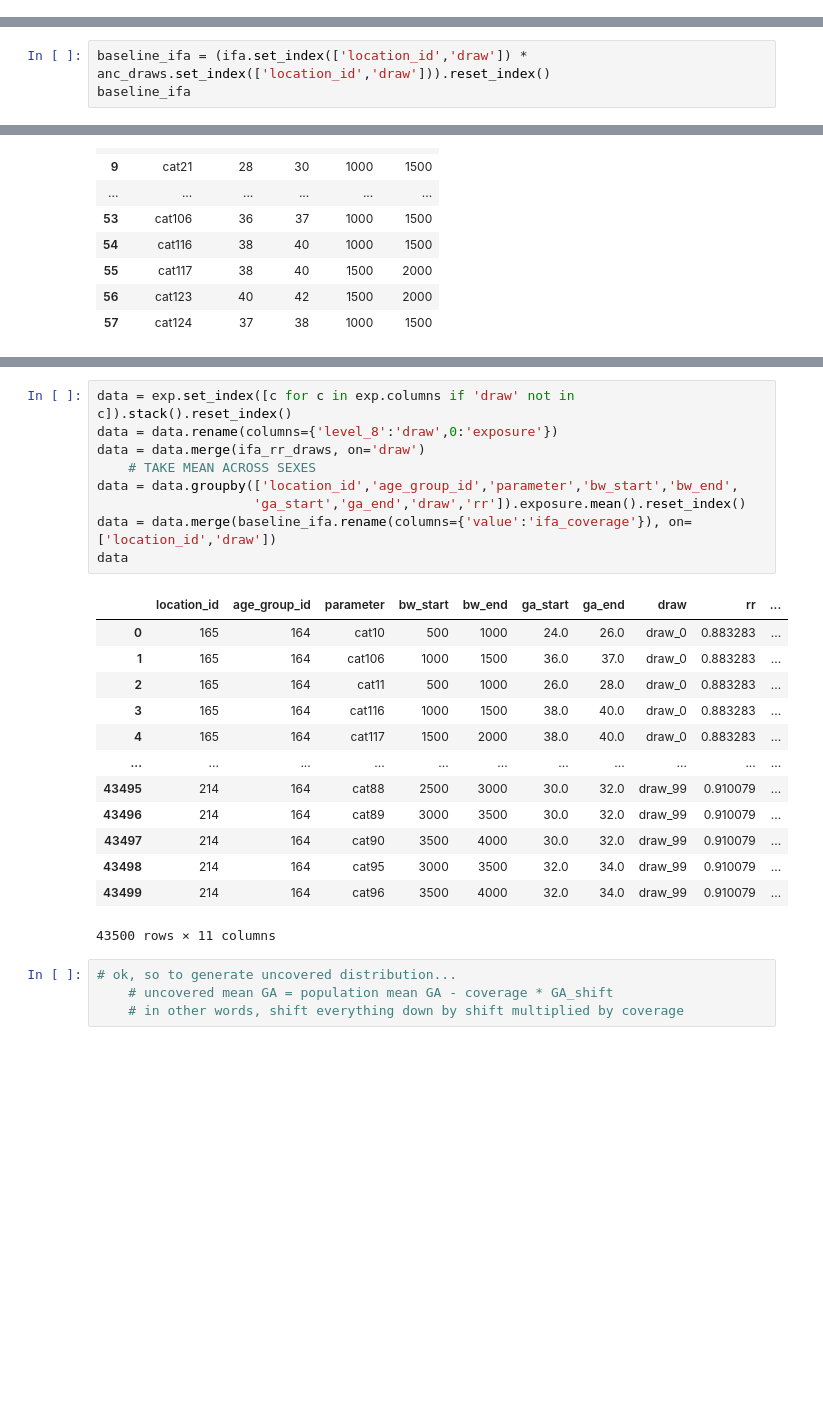
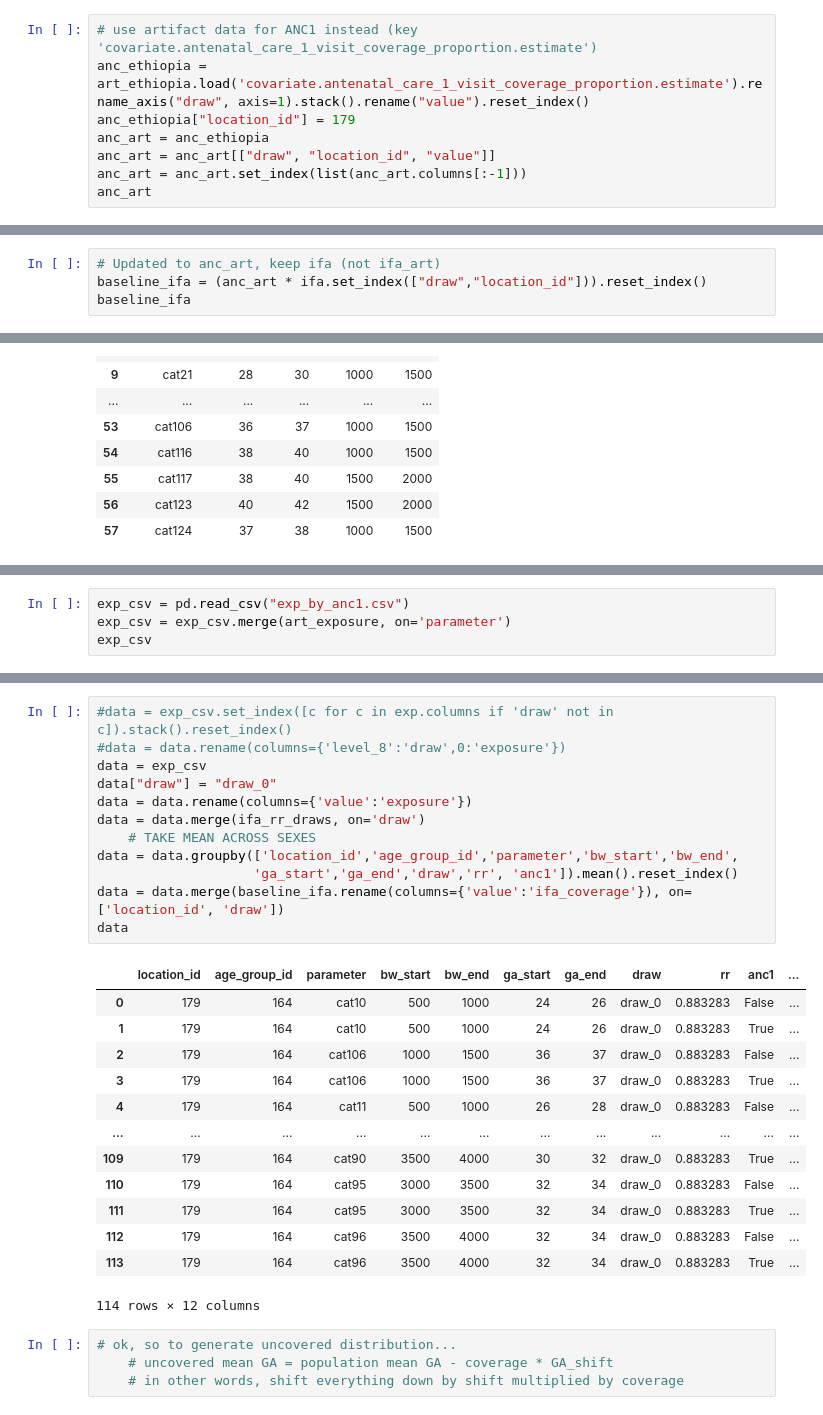
Before and after one commit to ihmeuw/vivarium_gates_mncnh, a Jupyter notebook: src/vivarium_gates_mncnh/data/ifa_mms_gestation_shifts/ifa_gestational_age_shifts.ipynb, the cells around one changed output, grey strips where cells are left out. Cells and saved outputs as stored; diff of their text form; blank space fills up the shorter version.

```diff
--- a/src/vivarium_gates_mncnh/data/ifa_mms_gestation_shifts/ifa_gestational_age_shifts.ipynb
+++ b/src/vivarium_gates_mncnh/data/ifa_mms_gestation_shifts/ifa_gestational_age_shifts.ipynb
@@ -118,3 +138,11 @@ anc_draws
 | 748 | draw_249 | 179 | 0.795187 |
 | 749 | draw_249 | 214 | 0.750475 |
 750 rows × 3 columns
+# %%
+# use artifact data for ANC1 instead (key 'covariate.antenatal_care_1_visit_coverage_proportion.estimate')
+anc_ethiopia = art_ethiopia.load('covariate.antenatal_care_1_visit_coverage_proportion.estimate').rename_axis("draw", axis=1).stack().rename("value").reset_index()
+anc_ethiopia["location_id"] = 179
+anc_art = anc_ethiopia
+anc_art = anc_art[["draw", "location_id", "value"]]
+anc_art = anc_art.set_index(list(anc_art.columns[:-1]))
+anc_art
@@ -127,6 +170,7 @@ anc_draws.groupby(['location_id'])['value'].describe(percentiles=[0.025,0.975])
 | 179 | 250.0 | 0.774529 | 0.054839 | 0.601838 | 0.667281 | 0.775150 | 0.886358 | 0.915401 |
 | 214 | 250.0 | 0.740230 | 0.027197 | 0.654587 | 0.687042 | 0.740538 | 0.795690 | 0.810093 |
 # %%
-baseline_ifa = (ifa.set_index(['location_id','draw']) * anc_draws.set_index(['location_id','draw'])).reset_index()
+# Updated to anc_art, keep ifa (not ifa_art)
+baseline_ifa = (anc_art * ifa.set_index(["draw","location_id"])).reset_index()
 baseline_ifa
 # %% [output]
@@ -289,0 +363,4 @@ Wall time: 5min 23s
+# %%
+exp_csv = pd.read_csv("exp_by_anc1.csv")
+exp_csv = exp_csv.merge(art_exposure, on='parameter')
+exp_csv
@@ -290,26 +381,29 @@ Wall time: 5min 23s
 # %%
-data = exp.set_index([c for c in exp.columns if 'draw' not in c]).stack().reset_index()
-data = data.rename(columns={'level_8':'draw',0:'exposure'})
+#data = exp_csv.set_index([c for c in exp.columns if 'draw' not in c]).stack().reset_index()
+#data = data.rename(columns={'level_8':'draw',0:'exposure'})
+data = exp_csv
+data["draw"] = "draw_0"
+data = data.rename(columns={'value':'exposure'})
 data = data.merge(ifa_rr_draws, on='draw')
     # TAKE MEAN ACROSS SEXES
 data = data.groupby(['location_id','age_group_id','parameter','bw_start','bw_end',
-                    'ga_start','ga_end','draw','rr']).exposure.mean().reset_index()
-data = data.merge(baseline_ifa.rename(columns={'value':'ifa_coverage'}), on=['location_id','draw'])
+                    'ga_start','ga_end','draw','rr', 'anc1']).mean().reset_index()
+data = data.merge(baseline_ifa.rename(columns={'value':'ifa_coverage'}), on=['location_id', 'draw'])
 data
 # %% [output]
-|  | location_id | age_group_id | parameter | bw_start | bw_end | ga_start | ga_end | draw | rr | ... |
-| 0 | 165 | 164 | cat10 | 500 | 1000 | 24.0 | 26.0 | draw_0 | 0.883283 | ... |
-| 1 | 165 | 164 | cat106 | 1000 | 1500 | 36.0 | 37.0 | draw_0 | 0.883283 | ... |
-| 2 | 165 | 164 | cat11 | 500 | 1000 | 26.0 | 28.0 | draw_0 | 0.883283 | ... |
-| 3 | 165 | 164 | cat116 | 1000 | 1500 | 38.0 | 40.0 | draw_0 | 0.883283 | ... |
-| 4 | 165 | 164 | cat117 | 1500 | 2000 | 38.0 | 40.0 | draw_0 | 0.883283 | ... |
-| ... | ... | ... | ... | ... | ... | ... | ... | ... | ... | ... |
-| 43495 | 214 | 164 | cat88 | 2500 | 3000 | 30.0 | 32.0 | draw_99 | 0.910079 | ... |
-| 43496 | 214 | 164 | cat89 | 3000 | 3500 | 30.0 | 32.0 | draw_99 | 0.910079 | ... |
-| 43497 | 214 | 164 | cat90 | 3500 | 4000 | 30.0 | 32.0 | draw_99 | 0.910079 | ... |
-| 43498 | 214 | 164 | cat95 | 3000 | 3500 | 32.0 | 34.0 | draw_99 | 0.910079 | ... |
-| 43499 | 214 | 164 | cat96 | 3500 | 4000 | 32.0 | 34.0 | draw_99 | 0.910079 | ... |
+|  | location_id | age_group_id | parameter | bw_start | bw_end | ga_start | ga_end | draw | rr | anc1 | ... |
+| 0 | 179 | 164 | cat10 | 500 | 1000 | 24 | 26 | draw_0 | 0.883283 | False | ... |
+| 1 | 179 | 164 | cat10 | 500 | 1000 | 24 | 26 | draw_0 | 0.883283 | True | ... |
+| 2 | 179 | 164 | cat106 | 1000 | 1500 | 36 | 37 | draw_0 | 0.883283 | False | ... |
+| 3 | 179 | 164 | cat106 | 1000 | 1500 | 36 | 37 | draw_0 | 0.883283 | True | ... |
+| 4 | 179 | 164 | cat11 | 500 | 1000 | 26 | 28 | draw_0 | 0.883283 | False | ... |
+| ... | ... | ... | ... | ... | ... | ... | ... | ... | ... | ... | ... |
+| 109 | 179 | 164 | cat90 | 3500 | 4000 | 30 | 32 | draw_0 | 0.883283 | True | ... |
+| 110 | 179 | 164 | cat95 | 3000 | 3500 | 32 | 34 | draw_0 | 0.883283 | False | ... |
+| 111 | 179 | 164 | cat95 | 3000 | 3500 | 32 | 34 | draw_0 | 0.883283 | True | ... |
+| 112 | 179 | 164 | cat96 | 3500 | 4000 | 32 | 34 | draw_0 | 0.883283 | False | ... |
+| 113 | 179 | 164 | cat96 | 3500 | 4000 | 32 | 34 | draw_0 | 0.883283 | True | ... |
-43500 rows × 11 columns
+114 rows × 12 columns
 # %%
 # ok, so to generate uncovered distribution...
     # uncovered mean GA = population mean GA - coverage * GA_shift
```
Also changed, not shown: parts of 20 cells of this notebook, 2 other files.
